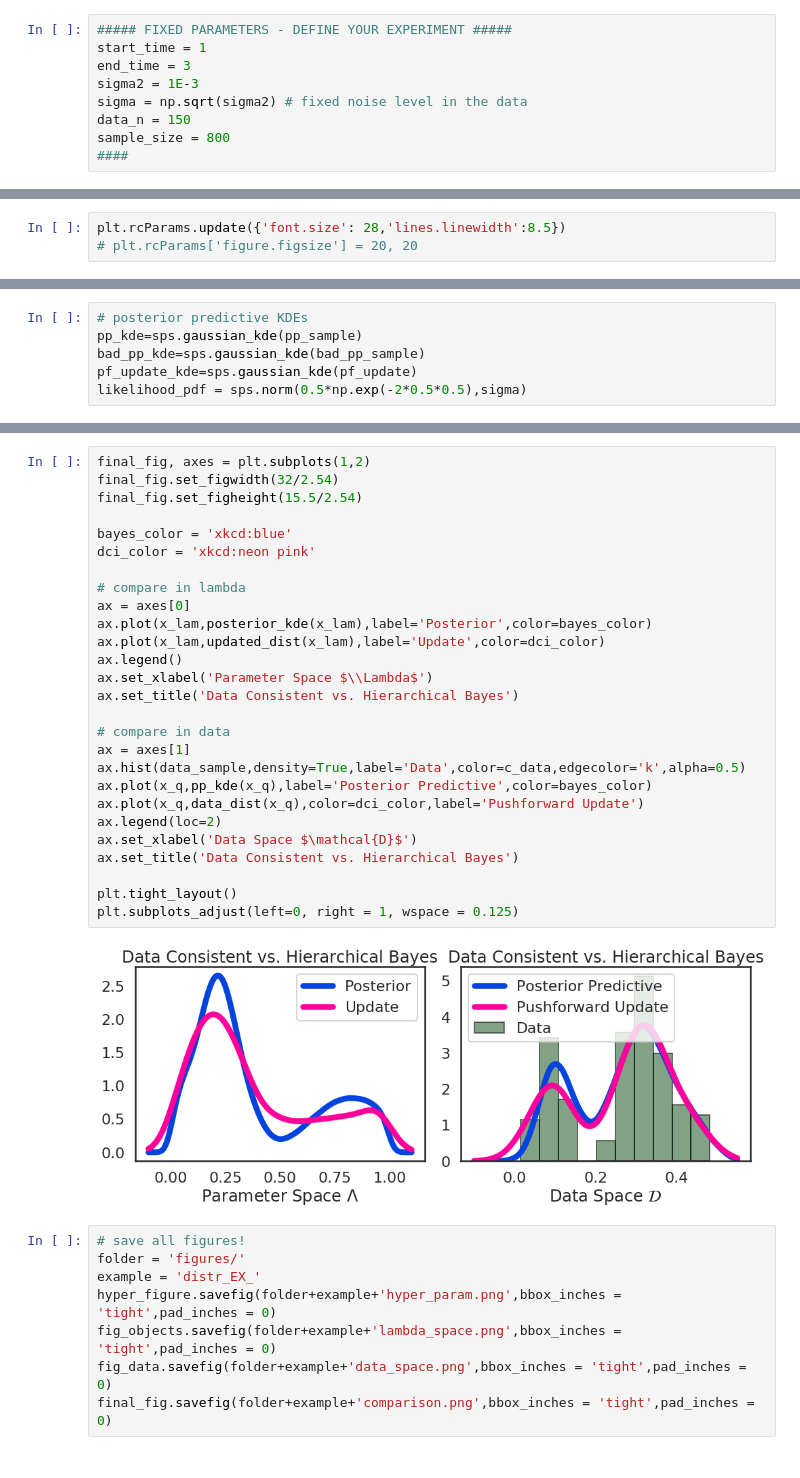
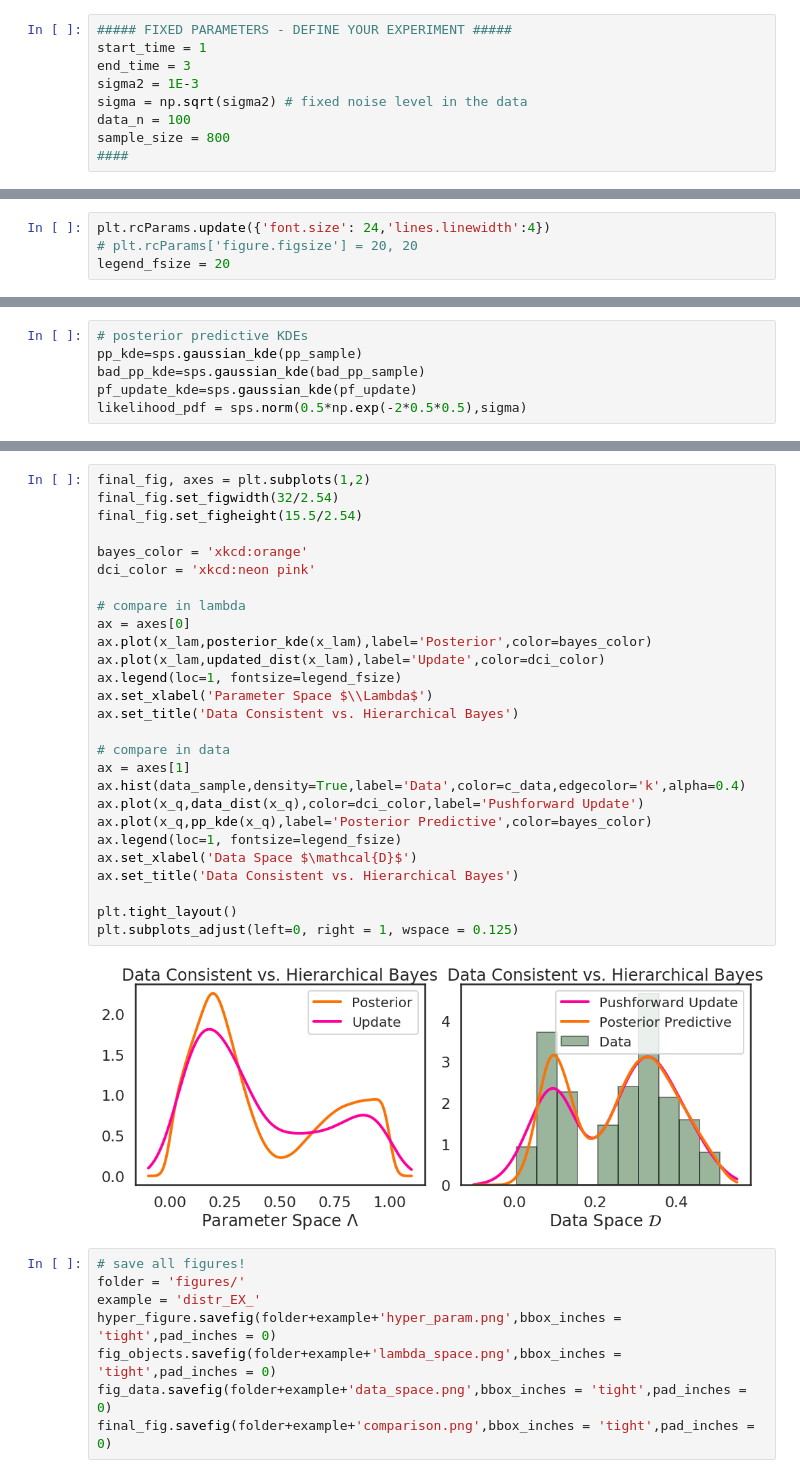
Before and after one commit to mathematicalmichael/jsm19, a Jupyter notebook: SIAM_CSE19_Poster-Distribution.ipynb, the cells around one changed output, grey strips where cells are left out. Cells and saved outputs as stored; diff of their text form.

```diff
--- a/SIAM_CSE19_Poster-Distribution.ipynb
+++ b/SIAM_CSE19_Poster-Distribution.ipynb
@@ -66,7 +63,7 @@ start_time = 1
 end_time = 3
 sigma2 = 1E-3
 sigma = np.sqrt(sigma2) # fixed noise level in the data
-data_n = 150
+data_n = 100
 sample_size = 800
 ####
 # %% [markdown]
@@ -336,6 +335,7 @@ Text(-0.75, 0.5, '$\\beta$')
 # %%
-plt.rcParams.update({'font.size': 28,'lines.linewidth':8.5})
+plt.rcParams.update({'font.size': 24,'lines.linewidth':4})
 # plt.rcParams['figure.figsize'] = 20, 20
+legend_fsize = 20
 # %%
 # posterior kdes for plotting
 posterior_kde=sps.gaussian_kde(bayes_sample)
@@ -484,32 +484,32 @@ plt.subplots_adjust(left=0, right = 1, wspace = 0.05)
 # %%
 final_fig, axes = plt.subplots(1,2)
 final_fig.set_figwidth(32/2.54)
 final_fig.set_figheight(15.5/2.54)
 
-bayes_color = 'xkcd:blue'
+bayes_color = 'xkcd:orange'
 dci_color = 'xkcd:neon pink'
 
 # compare in lambda
 ax = axes[0]
 ax.plot(x_lam,posterior_kde(x_lam),label='Posterior',color=bayes_color)
 ax.plot(x_lam,updated_dist(x_lam),label='Update',color=dci_color)
-ax.legend()
+ax.legend(loc=1, fontsize=legend_fsize)
 ax.set_xlabel('Parameter Space $\\Lambda$')
 ax.set_title('Data Consistent vs. Hierarchical Bayes')
 
 # compare in data
 ax = axes[1]
-ax.hist(data_sample,density=True,label='Data',color=c_data,edgecolor='k',alpha=0.5)
+ax.hist(data_sample,density=True,label='Data',color=c_data,edgecolor='k',alpha=0.4)
+ax.plot(x_q,data_dist(x_q),color=dci_color,label='Pushforward Update')
 ax.plot(x_q,pp_kde(x_q),label='Posterior Predictive',color=bayes_color)
-ax.plot(x_q,data_dist(x_q),color=dci_color,label='Pushforward Update')
-ax.legend(loc=2)
+ax.legend(loc=1, fontsize=legend_fsize)
 ax.set_xlabel('Data Space $\mathcal{D}$')
 ax.set_title('Data Consistent vs. Hierarchical Bayes')
 
 plt.tight_layout()
 plt.subplots_adjust(left=0, right = 1, wspace = 0.125)
 # %% [output]
-[figure, old version]
+[figure, new version]
 # %%
 # save all figures!
 folder = 'figures/'
```
Also changed, not shown: parts of 17 cells of this notebook, 4 other files.
